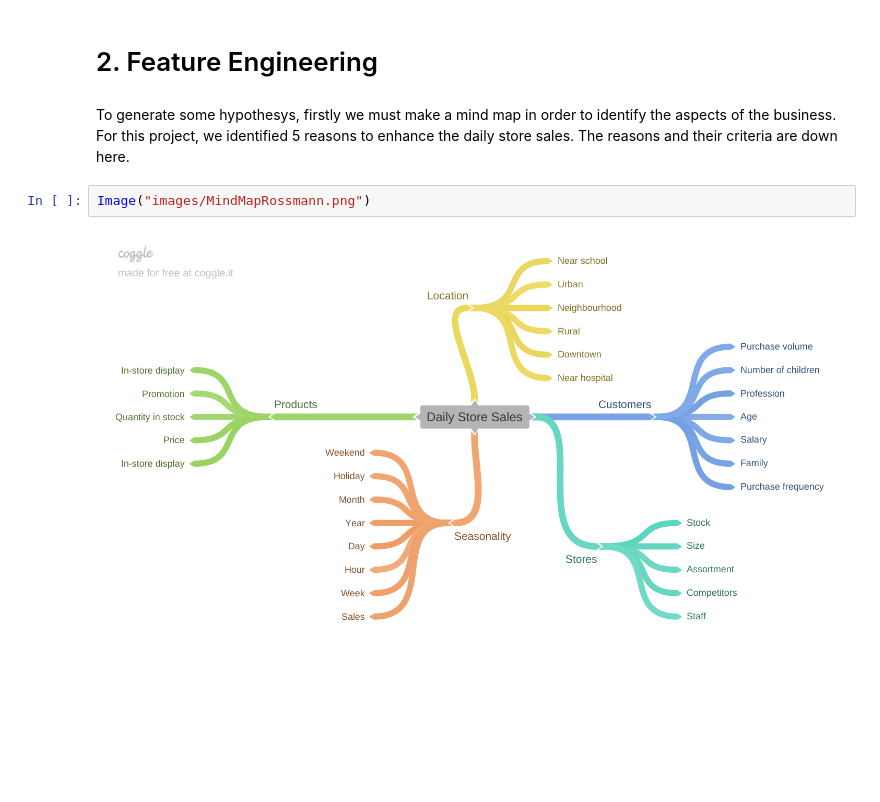
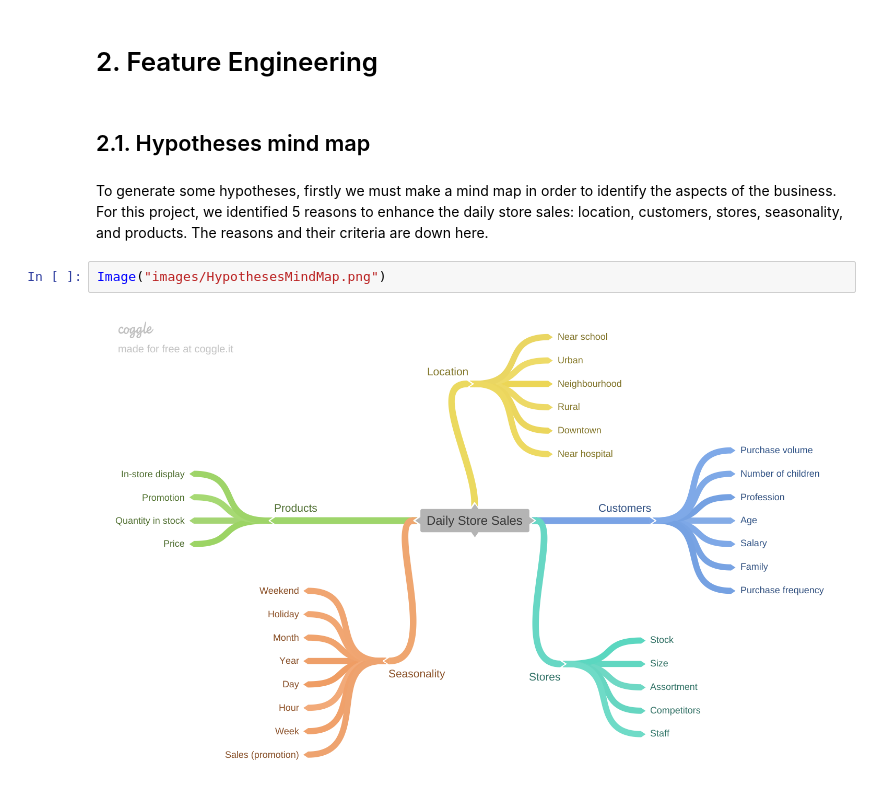
Before and after one commit to lucasquemelli/Rossman_Store_Sales, a Jupyter notebook: rossmann_store_sales.ipynb, the cells around one changed output. Cells and saved outputs as stored; diff of their text form; blank space fills up the shorter version.

Commit message:
Updated hypotheses mind map

```diff
--- a/rossmann_store_sales.ipynb
+++ b/rossmann_store_sales.ipynb
@@ -655,9 +655,11 @@ Text(0.5, 0, 'Promotion interval')
 2. December is the month with the highest sales.
 # %% [markdown]
 # 2. Feature Engineering
+# %% [markdown]
+## 2.1. Hypotheses mind map
 # %% [markdown]
-To generate some hypothesys, firstly we must make a mind map in order to identify the aspects of the business. For this project, we identified 5 reasons to enhance the daily store sales. The reasons and their criteria are down here.
+To generate some hypotheses, firstly we must make a mind map in order to identify the aspects of the business. For this project, we identified 5 reasons to enhance the daily store sales: location, customers, stores, seasonality, and products. The reasons and their criteria are down here.
 # %%
-Image("images/MindMapRossmann.png")
+Image("images/HypothesesMindMap.png")
 # %% [output]
-[figure, old version]
+[figure, new version]
```
